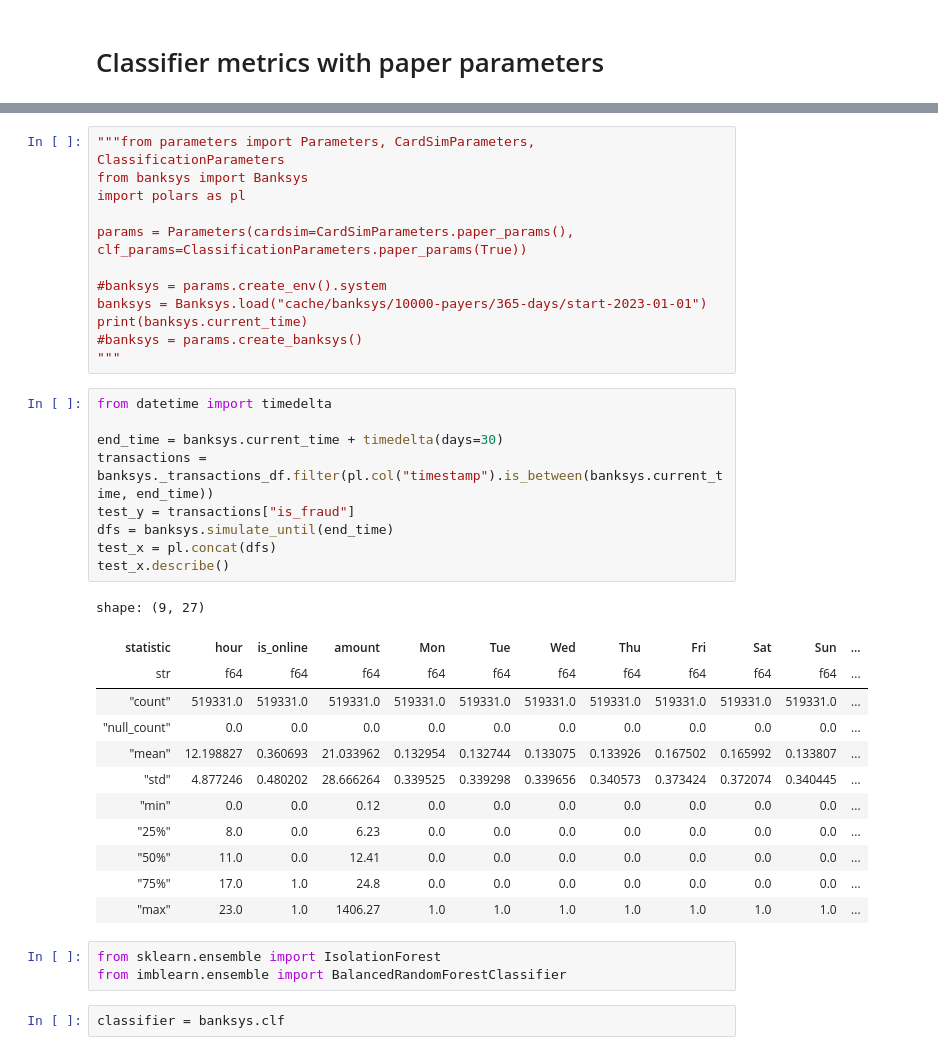
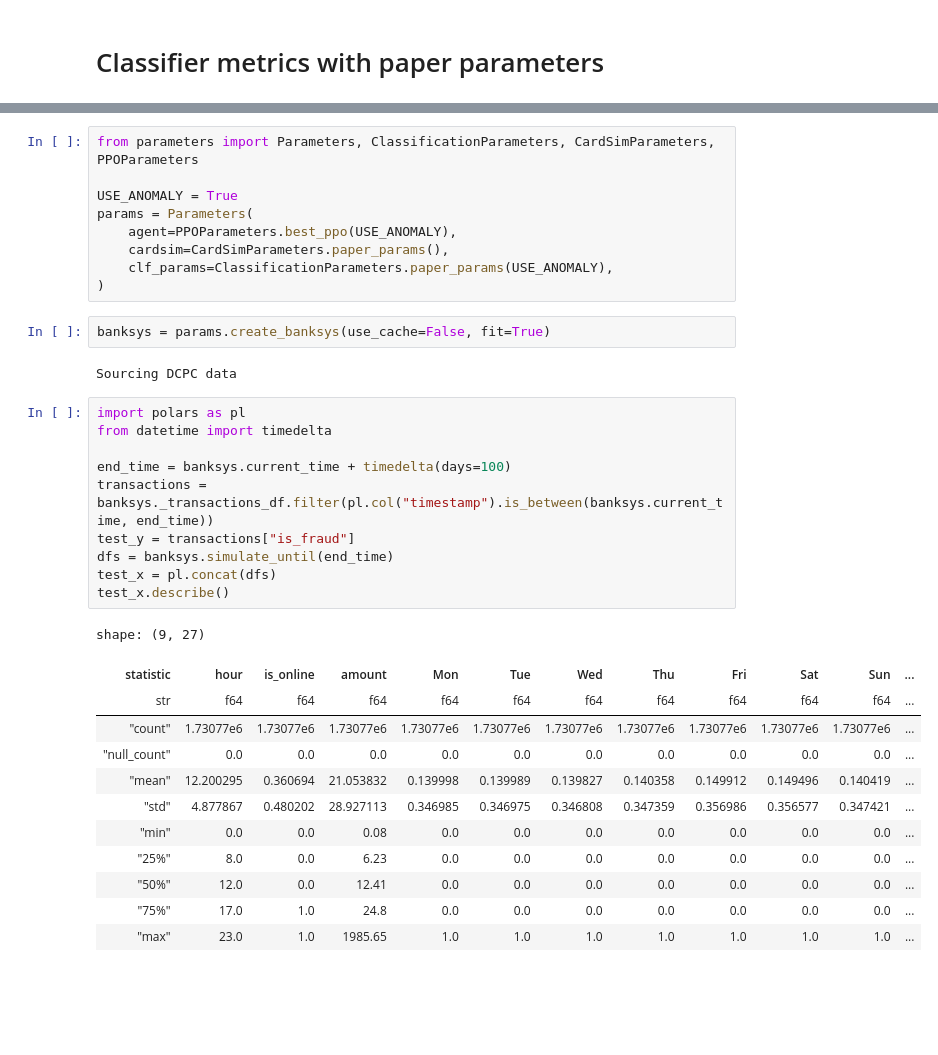
Before and after one commit to FaramirHurin/RL_Attack_September24, a Jupyter notebook: src/classifier-metrics.ipynb, the cells around one changed output, grey strips where cells are left out. Cells and saved outputs as stored; diff of their text form; blank space fills up the shorter version.

```diff
--- a/src/classifier-metrics.ipynb
+++ b/src/classifier-metrics.ipynb
@@ -21,39 +3,36 @@ https://scikit-learn.org/stable/model_persistence.html#security-maintainability-
-# %%
-"""from parameters import Parameters, CardSimParameters, ClassificationParameters
-from banksys import Banksys
-import polars as pl
-
-params = Parameters(cardsim=CardSimParameters.paper_params(), clf_params=ClassificationParameters.paper_params(True))
-
-#banksys = params.create_env().system
-banksys = Banksys.load("cache/banksys/10000-payers/365-days/start-2023-01-01")
-print(banksys.current_time)
-#banksys = params.create_banksys()
-"""
+# %%
+from parameters import Parameters, ClassificationParameters, CardSimParameters, PPOParameters
+
+USE_ANOMALY = True
+params = Parameters(
+    agent=PPOParameters.best_ppo(USE_ANOMALY),
+    cardsim=CardSimParameters.paper_params(),
+    clf_params=ClassificationParameters.paper_params(USE_ANOMALY),
+)
+# %%
+banksys = params.create_banksys(use_cache=False, fit=True)
+# %% [output]
+Sourcing DCPC data
 # %%
+import polars as pl
 from datetime import timedelta
 
-end_time = banksys.current_time + timedelta(days=30)
+end_time = banksys.current_time + timedelta(days=100)
 transactions = banksys._transactions_df.filter(pl.col("timestamp").is_between(banksys.current_time, end_time))
 test_y = transactions["is_fraud"]
 dfs = banksys.simulate_until(end_time)
 test_x = pl.concat(dfs)
 test_x.describe()
 # %% [output]
 shape: (9, 27)
 | statistic | hour | is_online | amount | Mon | Tue | Wed | Thu | Fri | Sat | Sun | ... |
 | str | f64 | f64 | f64 | f64 | f64 | f64 | f64 | f64 | f64 | f64 | ... |
-| "count" | 519331.0 | 519331.0 | 519331.0 | 519331.0 | 519331.0 | 519331.0 | 519331.0 | 519331.0 | 519331.0 | 519331.0 | ... |
+| "count" | 1.73077e6 | 1.73077e6 | 1.73077e6 | 1.73077e6 | 1.73077e6 | 1.73077e6 | 1.73077e6 | 1.73077e6 | 1.73077e6 | 1.73077e6 | ... |
 | "null_count" | 0.0 | 0.0 | 0.0 | 0.0 | 0.0 | 0.0 | 0.0 | 0.0 | 0.0 | 0.0 | ... |
-| "mean" | 12.198827 | 0.360693 | 21.033962 | 0.132954 | 0.132744 | 0.133075 | 0.133926 | 0.167502 | 0.165992 | 0.133807 | ... |
-| "std" | 4.877246 | 0.480202 | 28.666264 | 0.339525 | 0.339298 | 0.339656 | 0.340573 | 0.373424 | 0.372074 | 0.340445 | ... |
-| "min" | 0.0 | 0.0 | 0.12 | 0.0 | 0.0 | 0.0 | 0.0 | 0.0 | 0.0 | 0.0 | ... |
+| "mean" | 12.200295 | 0.360694 | 21.053832 | 0.139998 | 0.139989 | 0.139827 | 0.140358 | 0.149912 | 0.149496 | 0.140419 | ... |
+| "std" | 4.877867 | 0.480202 | 28.927113 | 0.346985 | 0.346975 | 0.346808 | 0.347359 | 0.356986 | 0.356577 | 0.347421 | ... |
+| "min" | 0.0 | 0.0 | 0.08 | 0.0 | 0.0 | 0.0 | 0.0 | 0.0 | 0.0 | 0.0 | ... |
 | "25%" | 8.0 | 0.0 | 6.23 | 0.0 | 0.0 | 0.0 | 0.0 | 0.0 | 0.0 | 0.0 | ... |
-| "50%" | 11.0 | 0.0 | 12.41 | 0.0 | 0.0 | 0.0 | 0.0 | 0.0 | 0.0 | 0.0 | ... |
+| "50%" | 12.0 | 0.0 | 12.41 | 0.0 | 0.0 | 0.0 | 0.0 | 0.0 | 0.0 | 0.0 | ... |
 | "75%" | 17.0 | 1.0 | 24.8 | 0.0 | 0.0 | 0.0 | 0.0 | 0.0 | 0.0 | 0.0 | ... |
-| "max" | 23.0 | 1.0 | 1406.27 | 1.0 | 1.0 | 1.0 | 1.0 | 1.0 | 1.0 | 1.0 | ... |
+| "max" | 23.0 | 1.0 | 1985.65 | 1.0 | 1.0 | 1.0 | 1.0 | 1.0 | 1.0 | 1.0 | ... |
-# %%
-from sklearn.ensemble import IsolationForest
-from imblearn.ensemble import BalancedRandomForestClassifier
-# %%
-classifier = banksys.clf
```
Also changed, not shown: parts of 9 cells of this notebook, 3 other files.
